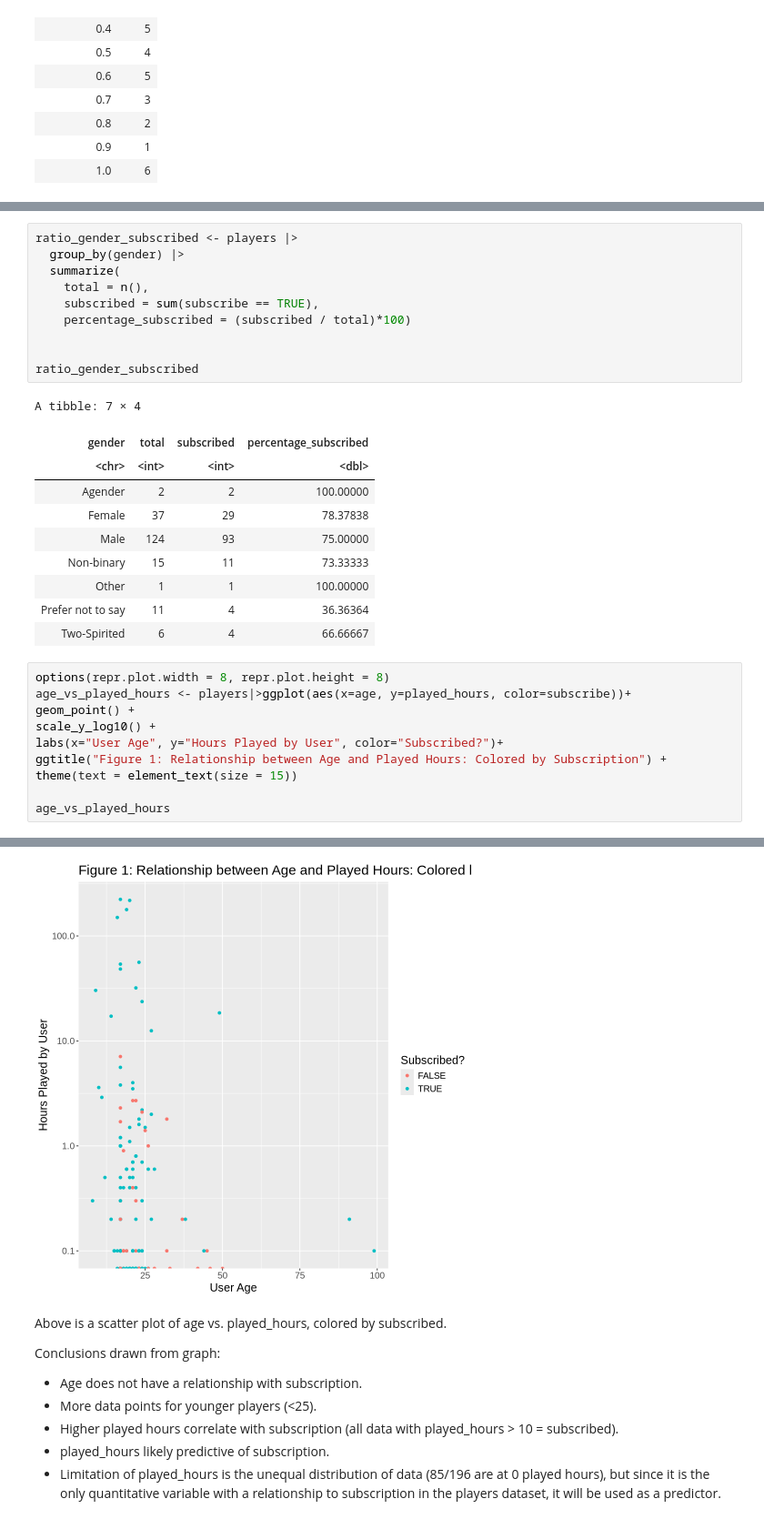
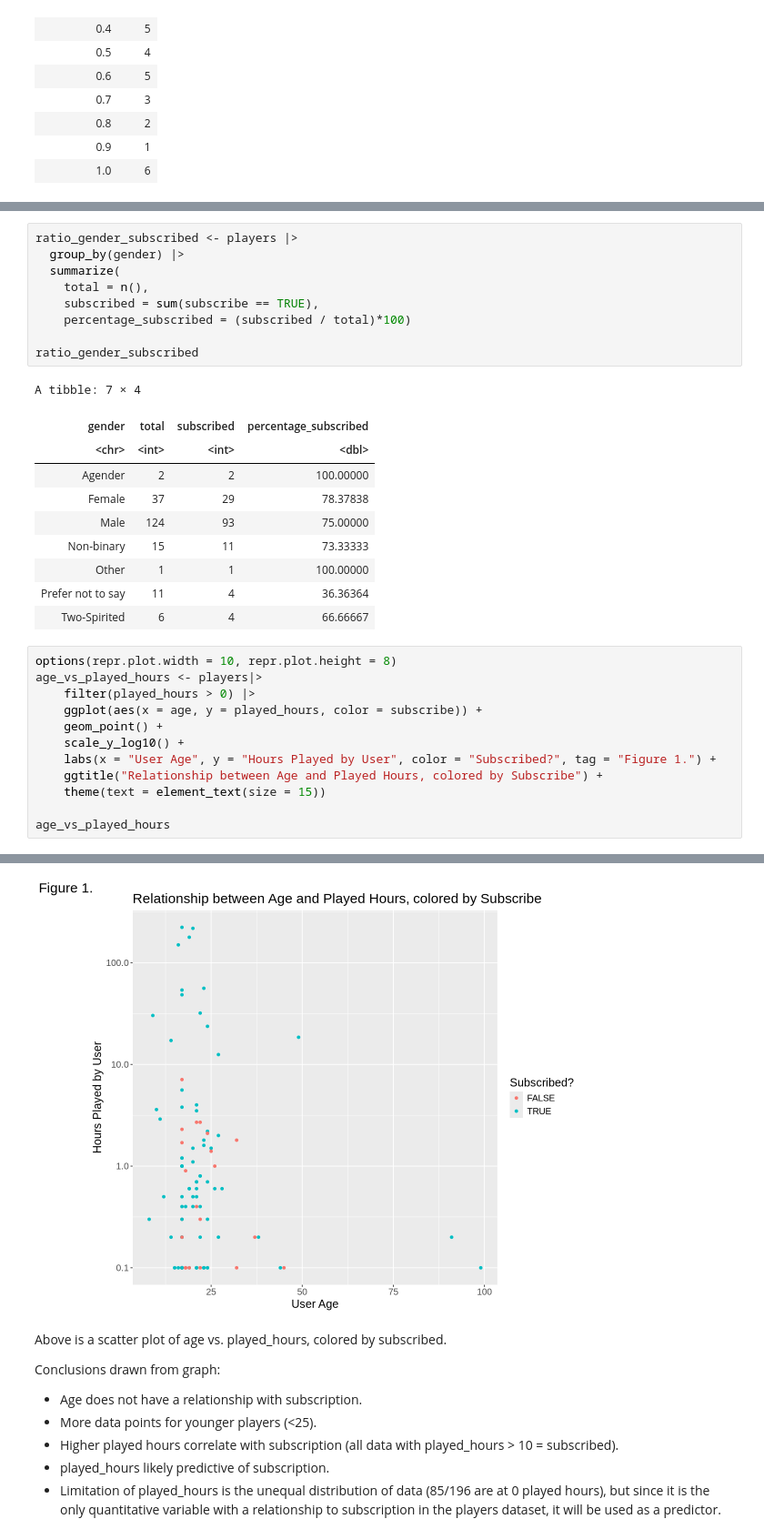
Before and after one commit to sabineelsaadany/Final_Project, a Jupyter notebook: Group_23_Final_Project.ipynb, the cells around one changed output, grey strips where cells are left out. Shown at 91% size. Cells and saved outputs as stored; diff of their text form.

Commit message:
adjusted figure numbers and discussion content
plot caption position/content subject to change based on group feedback.

```diff
--- a/Group_23_Final_Project.ipynb
+++ b/Group_23_Final_Project.ipynb
@@ -162,7 +162,6 @@ ratio_gender_subscribed <- players |>
     subscribed = sum(subscribe == TRUE),
     percentage_subscribed = (subscribed / total)*100)
 
-
 ratio_gender_subscribed
 # %% [output]
 A tibble: 7 × 4
@@ -176,13 +175,15 @@ A tibble: 7 × 4
 | Prefer not to say | 11 | 4 | 36.36364 |
 | Two-Spirited | 6 | 4 | 66.66667 |
 # %%
-options(repr.plot.width = 8, repr.plot.height = 8)
-age_vs_played_hours <- players|>ggplot(aes(x=age, y=played_hours, color=subscribe))+
-geom_point() +
-scale_y_log10() +
-labs(x="User Age", y="Hours Played by User", color="Subscribed?")+
-ggtitle("Figure 1: Relationship between Age and Played Hours: Colored by Subscription") +
-theme(text = element_text(size = 15))
+options(repr.plot.width = 10, repr.plot.height = 8)
+age_vs_played_hours <- players|>
+    filter(played_hours > 0) |>
+    ggplot(aes(x = age, y = played_hours, color = subscribe)) +
+    geom_point() +
+    scale_y_log10() +
+    labs(x = "User Age", y = "Hours Played by User", color = "Subscribed?", tag = "Figure 1.") +
+    ggtitle("Relationship between Age and Played Hours, colored by Subscribe") +
+    theme(text = element_text(size = 15))
 
 age_vs_played_hours
 # %% [output]
@@ -191,4 +190,4 @@ Warning message in scale_y_log10():
-[figure, old version]
+[figure, new version]
 # %% [markdown]
 Above is a scatter plot of age vs. played_hours, colored by subscribed.
 
```
Also changed, not shown: parts of 14 cells of this notebook.
